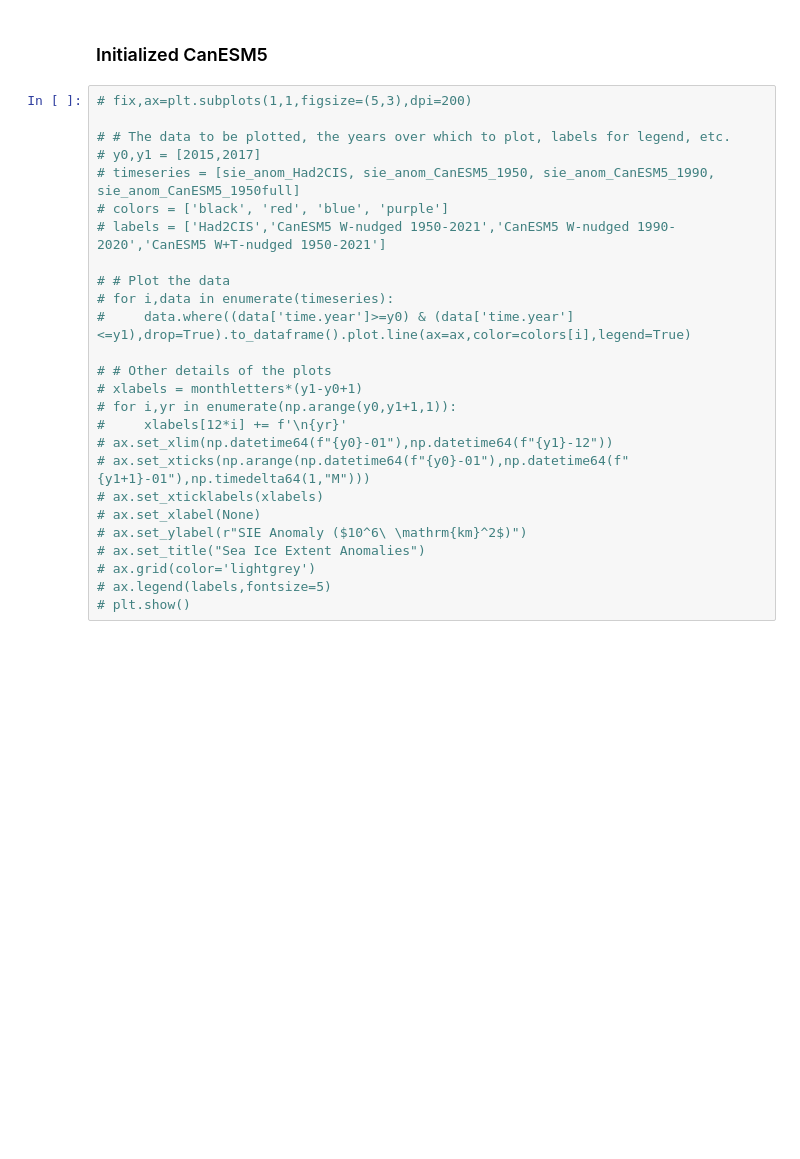
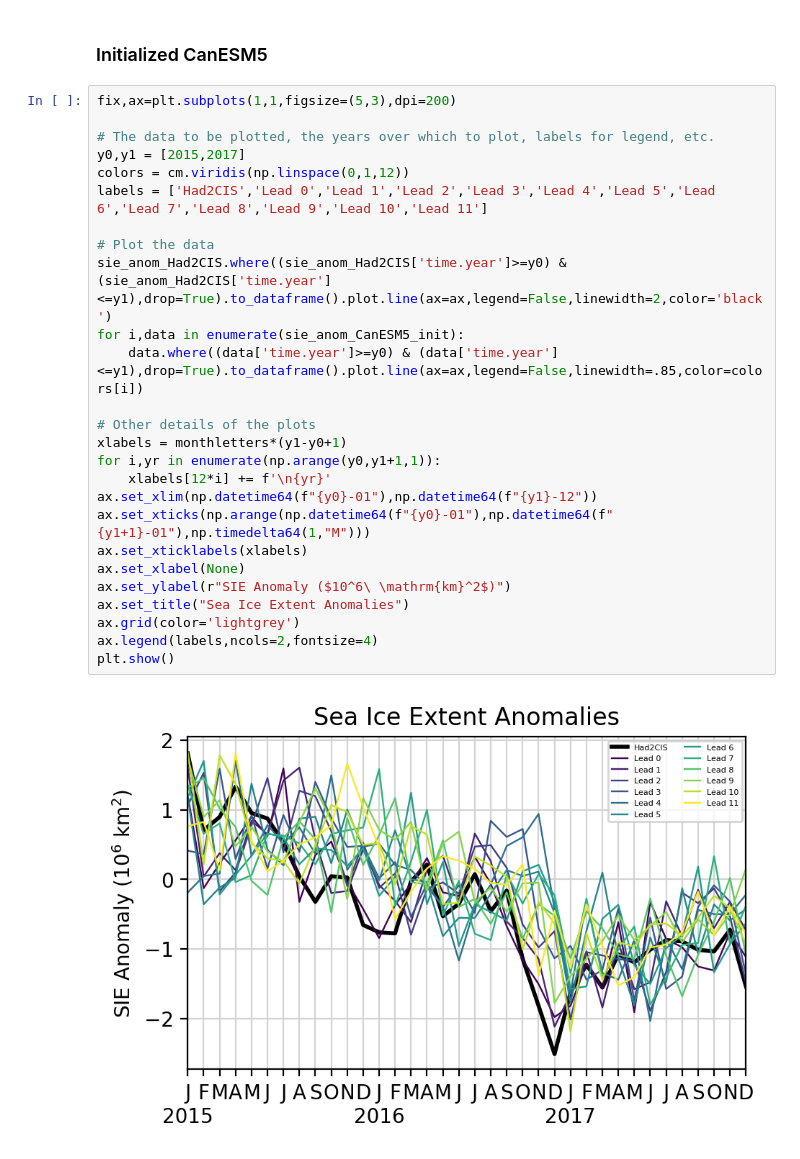
Before and after one commit to bobby-payne/icepack, a Jupyter notebook: Timeseries Plots.ipynb, the cells around one changed output. Cells and saved outputs as stored; diff of their text form; blank space fills up the shorter version.

```diff
--- a/Timeseries Plots.ipynb
+++ b/Timeseries Plots.ipynb
@@ -239,28 +239,30 @@ plt.show()
 # %% [markdown]
 ### Initialized CanESM5
 # %%
-# fix,ax=plt.subplots(1,1,figsize=(5,3),dpi=200)
+fix,ax=plt.subplots(1,1,figsize=(5,3),dpi=200)
 
-# # The data to be plotted, the years over which to plot, labels for legend, etc.
-# y0,y1 = [2015,2017]
-# timeseries = [sie_anom_Had2CIS, sie_anom_CanESM5_1950, sie_anom_CanESM5_1990, sie_anom_CanESM5_1950full]
-# colors = ['black', 'red', 'blue', 'purple']
-# labels = ['Had2CIS','CanESM5 W-nudged 1950-2021','CanESM5 W-nudged 1990-2020','CanESM5 W+T-nudged 1950-2021']
+# The data to be plotted, the years over which to plot, labels for legend, etc.
+y0,y1 = [2015,2017]
+colors = cm.viridis(np.linspace(0,1,12))
+labels = ['Had2CIS','Lead 0','Lead 1','Lead 2','Lead 3','Lead 4','Lead 5','Lead 6','Lead 7','Lead 8','Lead 9','Lead 10','Lead 11']
 
-# # Plot the data
-# for i,data in enumerate(timeseries):
-#     data.where((data['time.year']>=y0) & (data['time.year']<=y1),drop=True).to_dataframe().plot.line(ax=ax,color=colors[i],legend=True)
+# Plot the data
+sie_anom_Had2CIS.where((sie_anom_Had2CIS['time.year']>=y0) & (sie_anom_Had2CIS['time.year']<=y1),drop=True).to_dataframe().plot.line(ax=ax,legend=False,linewidth=2,color='black')
+for i,data in enumerate(sie_anom_CanESM5_init):
+    data.where((data['time.year']>=y0) & (data['time.year']<=y1),drop=True).to_dataframe().plot.line(ax=ax,legend=False,linewidth=.85,color=colors[i])
 
-# # Other details of the plots
-# xlabels = monthletters*(y1-y0+1)
-# for i,yr in enumerate(np.arange(y0,y1+1,1)):
-#     xlabels[12*i] += f'\n{yr}'
-# ax.set_xlim(np.datetime64(f"{y0}-01"),np.datetime64(f"{y1}-12"))
-# ax.set_xticks(np.arange(np.datetime64(f"{y0}-01"),np.datetime64(f"{y1+1}-01"),np.timedelta64(1,"M")))
-# ax.set_xticklabels(xlabels)
-# ax.set_xlabel(None)
-# ax.set_ylabel(r"SIE Anomaly ($10^6\ \mathrm{km}^2$)")
-# ax.set_title("Sea Ice Extent Anomalies")
-# ax.grid(color='lightgrey')
-# ax.legend(labels,fontsize=5)
-# plt.show()
+# Other details of the plots
+xlabels = monthletters*(y1-y0+1)
+for i,yr in enumerate(np.arange(y0,y1+1,1)):
+    xlabels[12*i] += f'\n{yr}'
+ax.set_xlim(np.datetime64(f"{y0}-01"),np.datetime64(f"{y1}-12"))
+ax.set_xticks(np.arange(np.datetime64(f"{y0}-01"),np.datetime64(f"{y1+1}-01"),np.timedelta64(1,"M")))
+ax.set_xticklabels(xlabels)
+ax.set_xlabel(None)
+ax.set_ylabel(r"SIE Anomaly ($10^6\ \mathrm{km}^2$)")
+ax.set_title("Sea Ice Extent Anomalies")
+ax.grid(color='lightgrey')
+ax.legend(labels,ncols=2,fontsize=4)
+plt.show()
+# %% [output]
+[figure, added]
```
Also changed, not shown: parts of 5 cells of this notebook.
